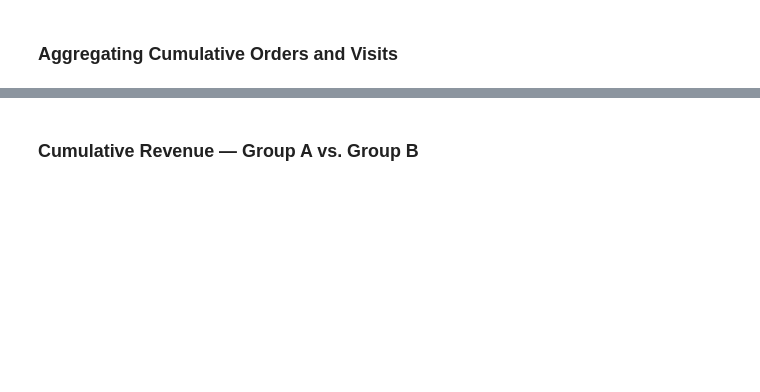
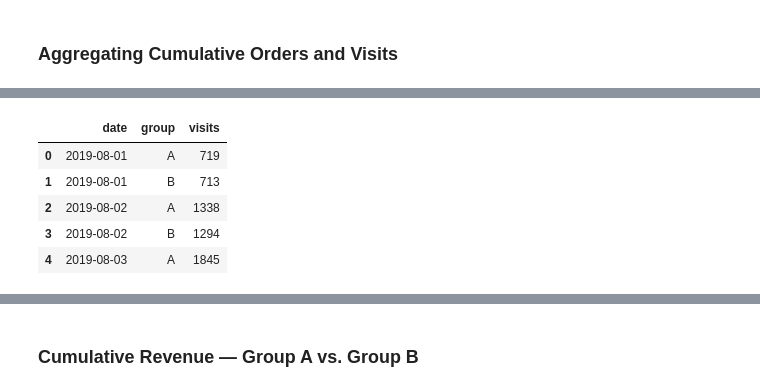
Before and after one commit to Marcusprog/Personal-Projects, a Jupyter notebook: Sprint 9/Decisões_de_negócios_2.ipynb, the cells around one changed output, grey strips where cells are left out. Cells and saved outputs as stored; diff of their text form; code cells hidden in the pictures; blank space fills up the shorter version.

```diff
--- a/Sprint 9/Decisões_de_negócios_2.ipynb
+++ b/Sprint 9/Decisões_de_negócios_2.ipynb
@@ -281,21 +442,25 @@ ordersAggregated.head()
 # %%
 # Build cumulative visitor counts
-visitorsAggregated = (
-    datesGroups.apply(
-        lambda x: df_visits[
-            np.logical_and(
-                df_visits['date'] <= x['date'],
-                df_visits['group'] == x['group']
-            )
-        ].agg({
-            'date': 'max',
-            'group': 'max',
-            'visits': 'sum'
-        }),
-        axis=1
-    ).sort_values(by=['date', 'group'])
+visitorsAggregated = datesGroups.apply(
+    lambda x: df_visits[
+        (df_visits["date"] <= x["date"]) & (df_visits["group"] == x["group"])
+    ].agg({
+        "date": "max",
+        "group": "max",
+        "visits": "sum"
+    }),
+    axis=1
 )
+visitorsAggregated = visitorsAggregated.reset_index(drop=True)
+visitorsAggregated = visitorsAggregated.sort_values(["date", "group"]).reset_index(drop=True)
 visitorsAggregated.head()
+# %% [output]
+|  | date | group | visits |
+| 0 | 2019-08-01 | A | 719 |
+| 1 | 2019-08-01 | B | 713 |
+| 2 | 2019-08-02 | A | 1338 |
+| 3 | 2019-08-02 | B | 1294 |
+| 4 | 2019-08-03 | A | 1845 |
 # %%
 # Merge aggregated orders and visits into a single cumulative DataFrame
 cumulativeData = ordersAggregated.merge(
```
Also changed, not shown: parts of 36 cells of this notebook, 8 other files.
